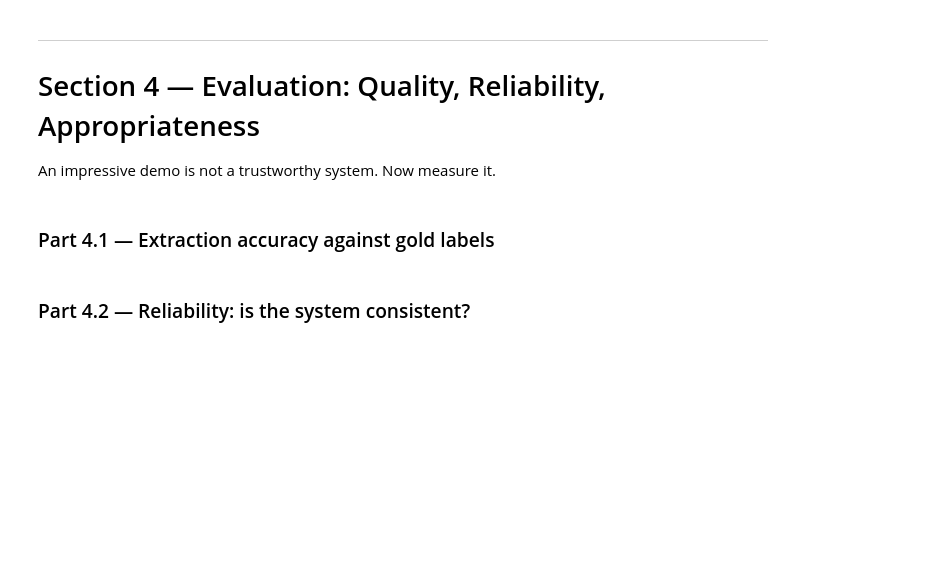
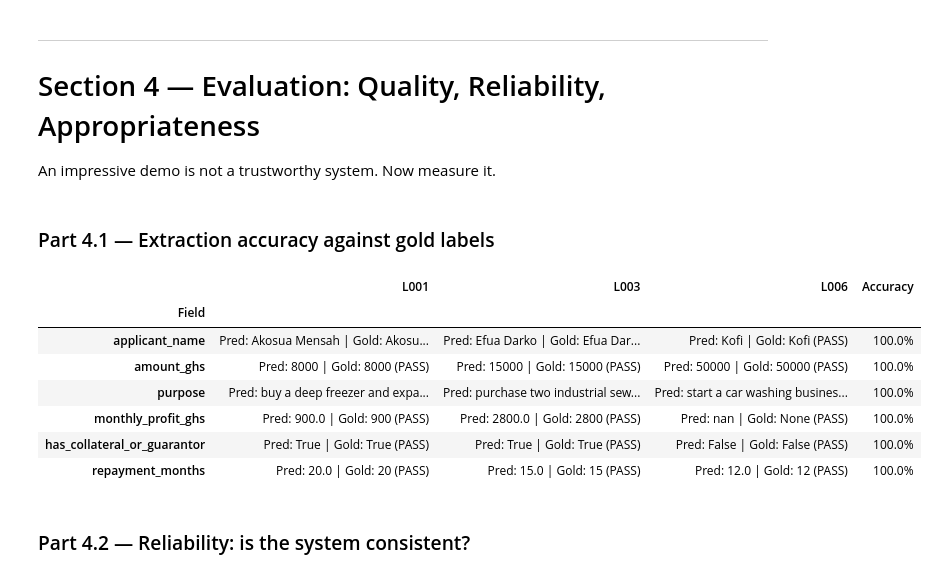
Before and after one commit to luckiest-child/lab-4-llm-decision-support, a Jupyter notebook: lab_4.ipynb, the cells around one changed output. Cells and saved outputs as stored; diff of their text form; code cells hidden in the pictures; blank space fills up the shorter version.

```diff
--- a/lab_4.ipynb
+++ b/lab_4.ipynb
@@ -525,3 +523,61 @@ An impressive demo is not a trustworthy system. Now measure it.
+# %%
+import pandas as pd
+
+fields_to_eval = [
+    "applicant_name", "amount_ghs", "purpose", "monthly_profit_ghs",
+    "has_collateral_or_guarantor", "repayment_months"
+]
+
+def evaluate_field(pred, gold):
+    # Handle cases where gold is None (meaning missing in gold standard)
+    if gold is None:
+        return pd.isna(pred)
+
+    # Handle boolean comparisons
+    if isinstance(gold, bool):
+        return pred == gold
+
+    # Handle numeric comparisons (int or float)
+    if isinstance(gold, (int, float)):
+        if pd.isna(pred):
+            return False
+        try:
+            return float(pred) == float(gold)
+        except (TypeError, ValueError):
+            return False
+
+    # Handle string comparisons (keeping original user's logic that passed previous tests)
+    if isinstance(gold, str):
+        if pred is None:
+            return False
+        return any(term.lower() in str(pred).lower() for term in gold.split() if len(term) > 3)
+
+    return pred == gold
+
+accuracy_rows = []
+for field in fields_to_eval:
+    row = {"Field": field}
+    matches = []
+    for id in ["L001", "L003", "L006"]:
+        pred_val = df_extracted.loc[id, field]
+        gold_val = GOLD[id][field]
+        is_match = evaluate_field(pred_val, gold_val)
+        row[id] = f"Pred: {pred_val} | Gold: {gold_val} ({'PASS' if is_match else 'FAIL'})"
+        matches.append(1 if is_match else 0)
+    row["Accuracy"] = f"{(sum(matches)/len(matches))*100:.1f}%"
+    accuracy_rows.append(row)
+
+acc_table = pd.DataFrame(accuracy_rows).set_index("Field")
+display(acc_table)
+# %% [output]
+|  | L001 | L003 | L006 | Accuracy |
+| Field |  |  |  |  |
+| applicant_name | Pred: Akosua Mensah | Gold: Akosu... | Pred: Efua Darko | Gold: Efua Dar... | Pred: Kofi | Gold: Kofi (PASS) | 100.0% |
+| amount_ghs | Pred: 8000 | Gold: 8000 (PASS) | Pred: 15000 | Gold: 15000 (PASS) | Pred: 50000 | Gold: 50000 (PASS) | 100.0% |
+| purpose | Pred: buy a deep freezer and expa... | Pred: purchase two industrial sew... | Pred: start a car washing busines... | 100.0% |
+| monthly_profit_ghs | Pred: 900.0 | Gold: 900 (PASS) | Pred: 2800.0 | Gold: 2800 (PASS) | Pred: nan | Gold: None (PASS) | 100.0% |
+| has_collateral_or_guarantor | Pred: True | Gold: True (PASS) | Pred: True | Gold: True (PASS) | Pred: False | Gold: False (PASS) | 100.0% |
+| repayment_months | Pred: 20.0 | Gold: 20 (PASS) | Pred: 15.0 | Gold: 15 (PASS) | Pred: 12.0 | Gold: 12 (PASS) | 100.0% |
 # %% [markdown]
 ### Part 4.2 — Reliability: is the system consistent?
 # %%
```
Also changed, not shown: parts of 6 cells of this notebook.
